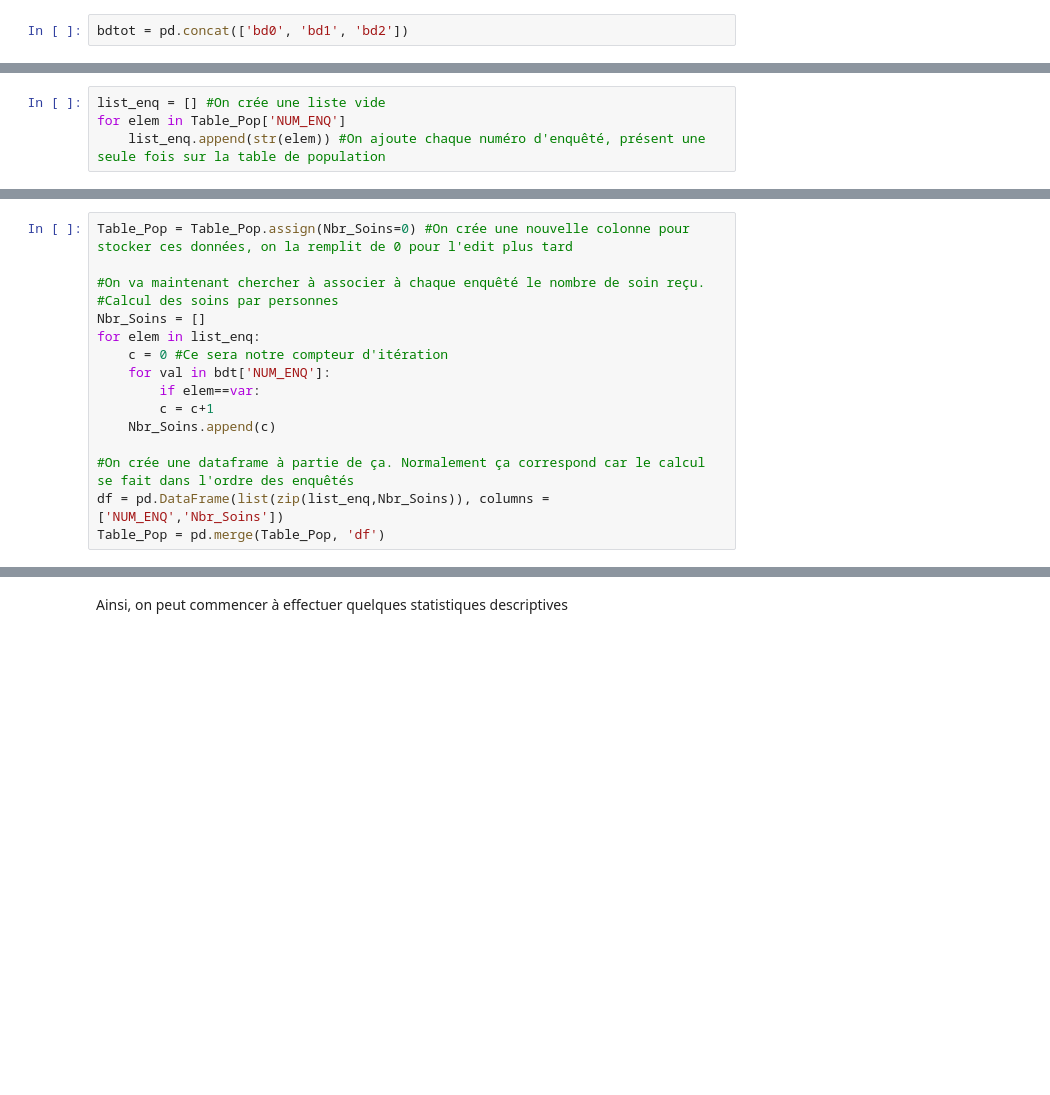
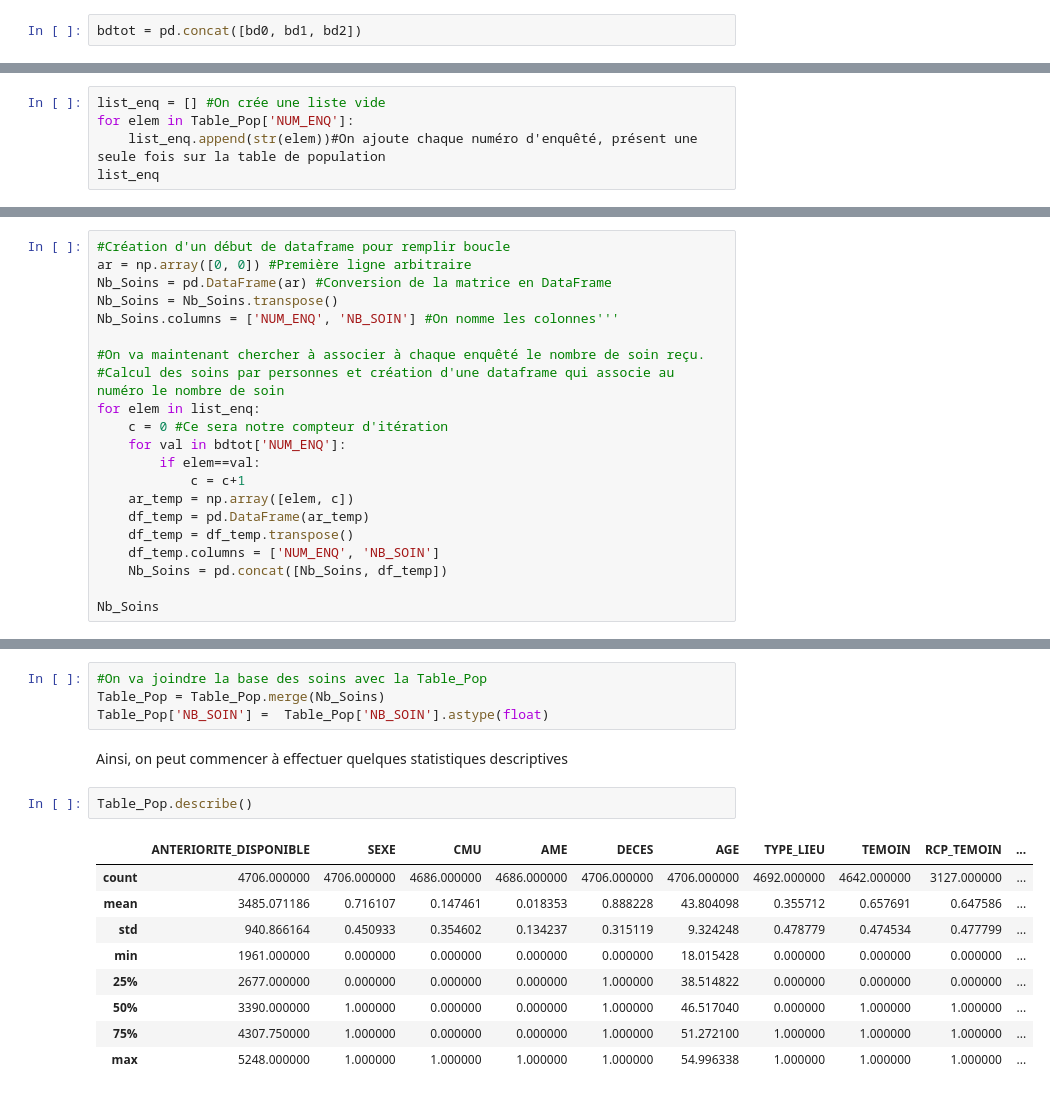
Before and after one commit to jmeynent/Analyse-Mort-Subite, a Jupyter notebook: Untitled.ipynb, the cells around one changed output, grey strips where cells are left out. Saved outputs shown, nothing was run; the diff lists cells and outputs as text; blank space fills up the shorter version.

Commit message:
Traitement données + Début stat des

```diff
--- a/Untitled.ipynb
+++ b/Untitled.ipynb
@@ -18,9 +16,10 @@ Bon cette partie marche pas encore mais je vais préparer la suite. Je vais conc
 # %%
-bdtot = pd.concat(['bd0', 'bd1', 'bd2'])
+bdtot = pd.concat([bd0, bd1, bd2])
 # %% [markdown]
 On va établir une liste des enquêtés pour pouvoir compter leurs soins à l'avenir
 # %%
 list_enq = [] #On crée une liste vide
-for elem in Table_Pop['NUM_ENQ']
-    list_enq.append(str(elem)) #On ajoute chaque numéro d'enquêté, présent une seule fois sur la table de population
+for elem in Table_Pop['NUM_ENQ']:
+    list_enq.append(str(elem))#On ajoute chaque numéro d'enquêté, présent une seule fois sur la table de population
+list_enq
 # %% [output]
@@ -28,18 +43,23 @@ SyntaxError: invalid syntax (1756146641.py, line 1)
 # %% [markdown]
 Maintenant, on va chercher à compter combien d'actes de soins ont été reçus par enquêtés. Pour ce faire, nous allons compter les occurences de chaque éléments de la liste dans la base de données totale. On va les implémenter dans la Table Pop ensuite.
 # %%
-Table_Pop = Table_Pop.assign(Nbr_Soins=0) #On crée une nouvelle colonne pour stocker ces données, on la remplit de 0 pour l'edit plus tard
+#Création d'un début de dataframe pour remplir boucle
+ar = np.array([0, 0]) #Première ligne arbitraire
+Nb_Soins = pd.DataFrame(ar) #Conversion de la matrice en DataFrame
+Nb_Soins = Nb_Soins.transpose()
+Nb_Soins.columns = ['NUM_ENQ', 'NB_SOIN'] #On nomme les colonnes'''
 
 #On va maintenant chercher à associer à chaque enquêté le nombre de soin reçu.
-#Calcul des soins par personnes
-Nbr_Soins = []
+#Calcul des soins par personnes et création d'une dataframe qui associe au numéro le nombre de soin
 for elem in list_enq:
     c = 0 #Ce sera notre compteur d'itération
-    for val in bdt['NUM_ENQ']:
-        if elem==var:
-        c = c+1
-    Nbr_Soins.append(c)
+    for val in bdtot['NUM_ENQ']:
+        if elem==val:
+            c = c+1
+    ar_temp = np.array([elem, c])
+    df_temp = pd.DataFrame(ar_temp)
+    df_temp = df_temp.transpose()
+    df_temp.columns = ['NUM_ENQ', 'NB_SOIN']
+    Nb_Soins = pd.concat([Nb_Soins, df_temp])
 
-#On crée une dataframe à partie de ça. Normalement ça correspond car le calcul se fait dans l'ordre des enquêtés
-df = pd.DataFrame(list(zip(list_enq,Nbr_Soins)), columns = ['NUM_ENQ','Nbr_Soins'])
-Table_Pop = pd.merge(Table_Pop, 'df')
+Nb_Soins
@@ -46,2 +92,18 @@ Table_Pop = pd.merge(Table_Pop, 'df')
+# %%
+#On va joindre la base des soins avec la Table_Pop
+Table_Pop = Table_Pop.merge(Nb_Soins)
+Table_Pop['NB_SOIN'] =  Table_Pop['NB_SOIN'].astype(float)
 # %% [markdown]
 Ainsi, on peut commencer à effectuer quelques statistiques descriptives
+# %%
+Table_Pop.describe()
+# %% [output]
+|  | ANTERIORITE_DISPONIBLE | SEXE | CMU | AME | DECES | AGE | TYPE_LIEU | TEMOIN | RCP_TEMOIN | ... |
+| count | 4706.000000 | 4706.000000 | 4686.000000 | 4686.000000 | 4706.000000 | 4706.000000 | 4692.000000 | 4642.000000 | 3127.000000 | ... |
+| mean | 3485.071186 | 0.716107 | 0.147461 | 0.018353 | 0.888228 | 43.804098 | 0.355712 | 0.657691 | 0.647586 | ... |
+| std | 940.866164 | 0.450933 | 0.354602 | 0.134237 | 0.315119 | 9.324248 | 0.478779 | 0.474534 | 0.477799 | ... |
+| min | 1961.000000 | 0.000000 | 0.000000 | 0.000000 | 0.000000 | 18.015428 | 0.000000 | 0.000000 | 0.000000 | ... |
+| 25% | 2677.000000 | 0.000000 | 0.000000 | 0.000000 | 1.000000 | 38.514822 | 0.000000 | 0.000000 | 0.000000 | ... |
+| 50% | 3390.000000 | 1.000000 | 0.000000 | 0.000000 | 1.000000 | 46.517040 | 0.000000 | 1.000000 | 1.000000 | ... |
+| 75% | 4307.750000 | 1.000000 | 0.000000 | 0.000000 | 1.000000 | 51.272100 | 1.000000 | 1.000000 | 1.000000 | ... |
+| max | 5248.000000 | 1.000000 | 1.000000 | 1.000000 | 1.000000 | 54.996338 | 1.000000 | 1.000000 | 1.000000 | ... |
```
Also changed, not shown: parts of 9 cells of this notebook.
